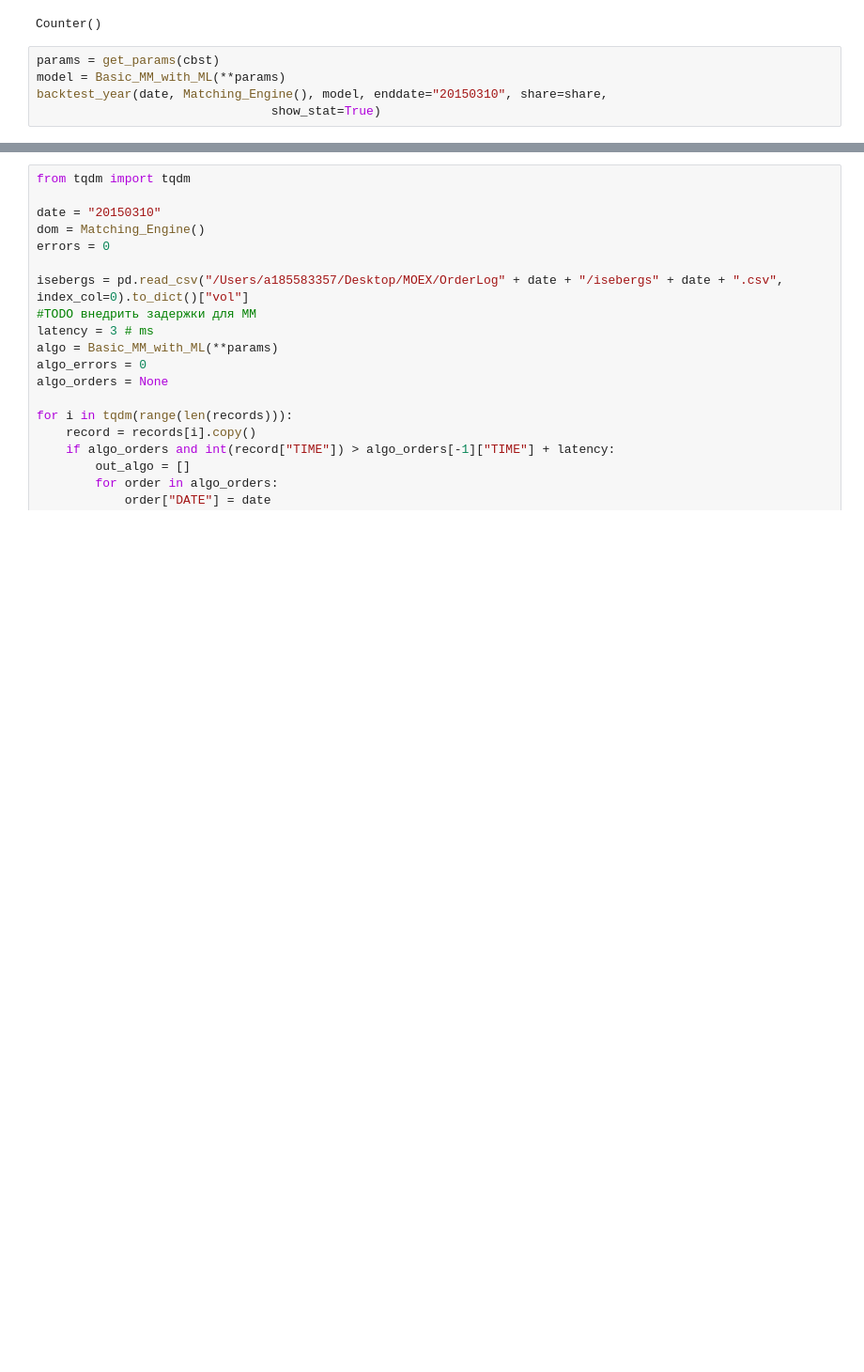
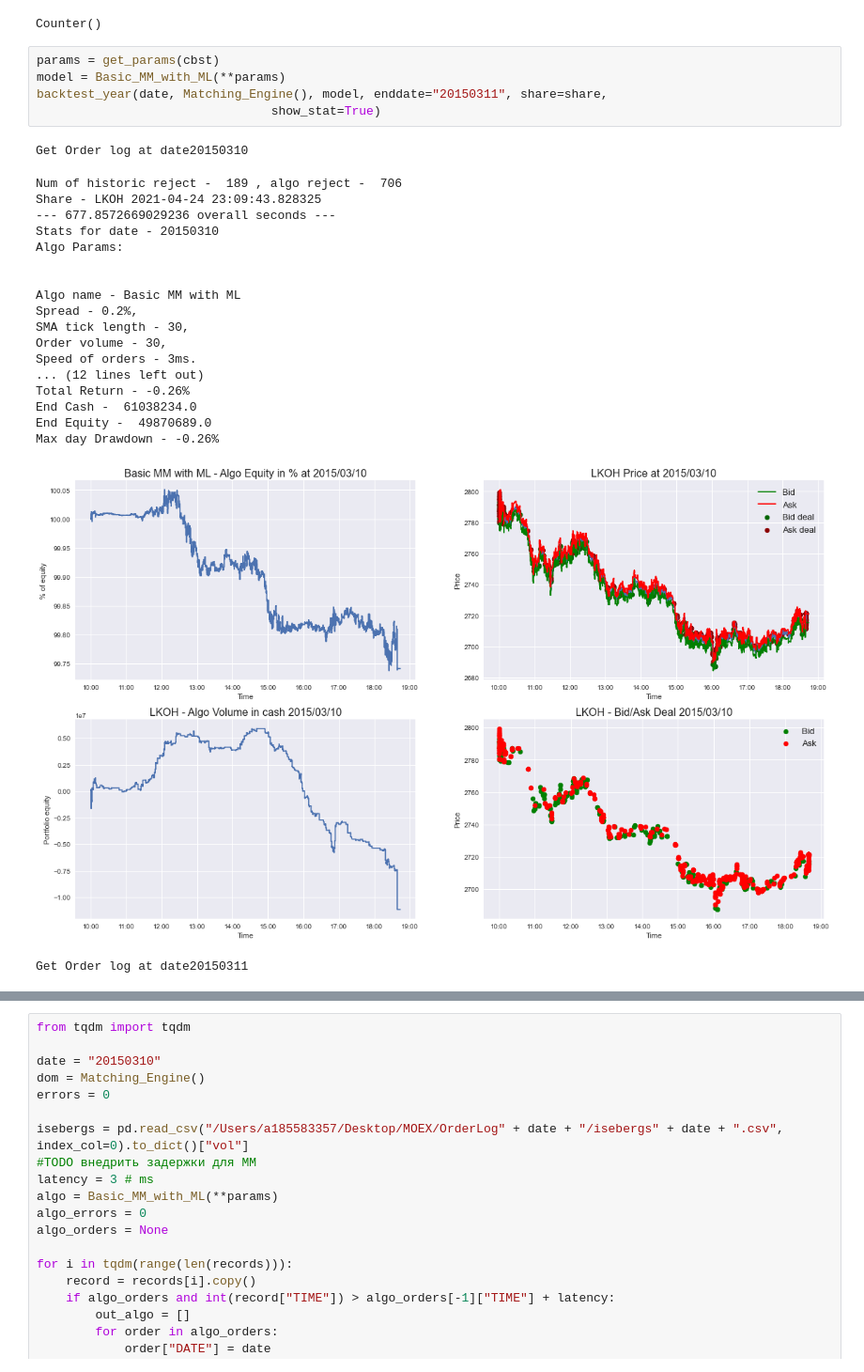
Before and after one commit to koteyevlev/MarketMakingMLAlgo, a Jupyter notebook: MLBacktest.ipynb, the cells around one changed output, grey strips where cells are left out. Shown at 94% size. Cells and saved outputs as stored; diff of their text form; blank space fills up the shorter version.

```diff
--- a/MLBacktest.ipynb
+++ b/MLBacktest.ipynb
@@ -1440,5 +1498,26 @@ Counter()
 # %%
 params = get_params(cbst)
 model = Basic_MM_with_ML(**params)
-backtest_year(date, Matching_Engine(), model, enddate="20150310", share=share,
+backtest_year(date, Matching_Engine(), model, enddate="20150311", share=share,
                                 show_stat=True)
+# %% [output]
+Get Order log at date20150310
+Num of historic reject -  189 , algo reject -  706
+Share - LKOH 2021-04-24 23:09:43.828325
+--- 677.8572669029236 overall seconds ---
+Stats for date - 20150310
+Algo Params:
+
+
+Algo name - Basic MM with ML
+Spread - 0.2%,
+SMA tick length - 30,
+Order volume - 30,
+Speed of orders - 3ms.
+... (12 lines left out)
+Total Return - -0.26%
+End Cash -  61038234.0
+End Equity -  49870689.0
+Max day Drawdown - -0.26%
+[figure, added]
+Get Order log at date20150311
```
Also changed, not shown: parts of 7 cells of this notebook.
